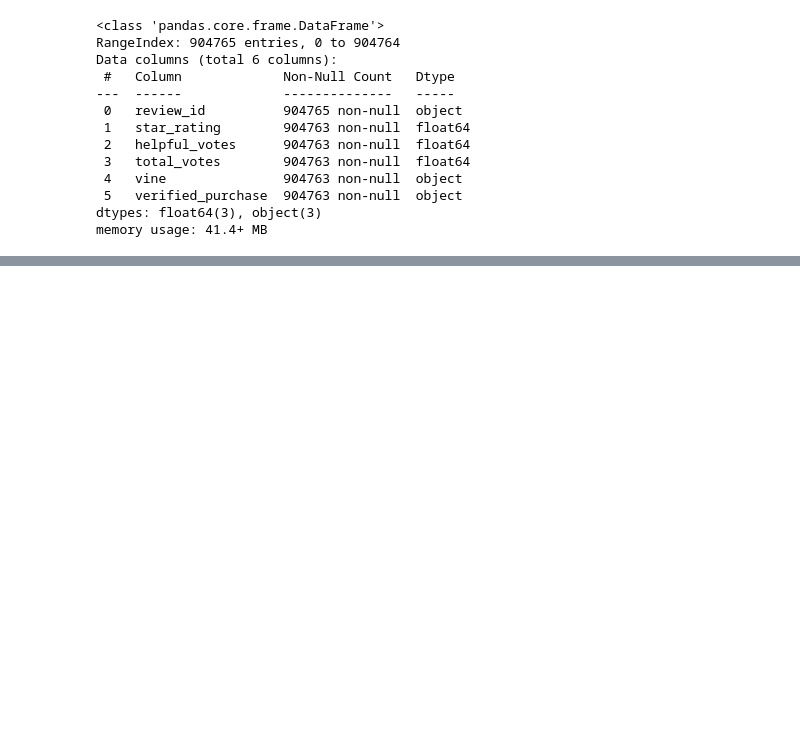
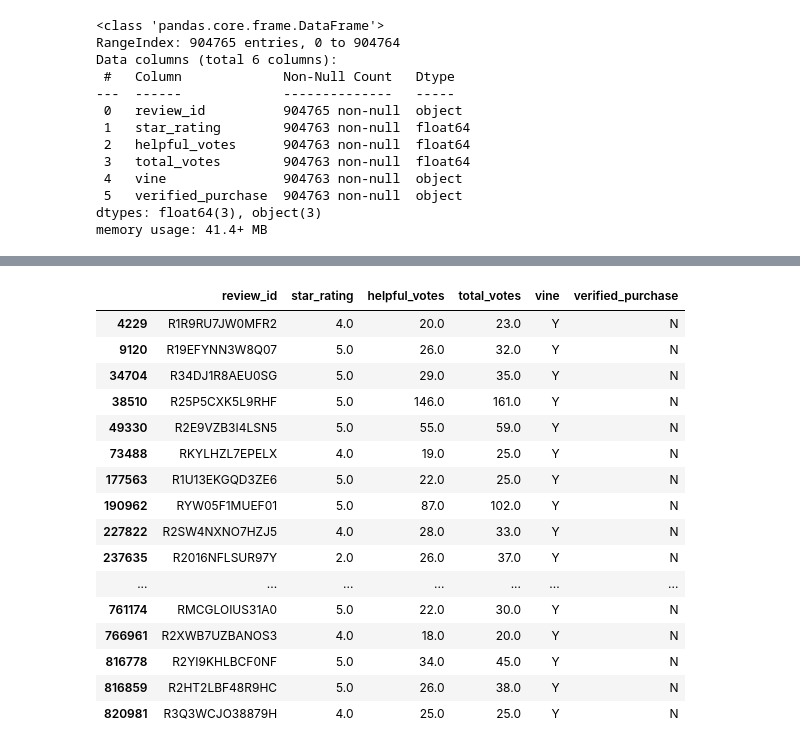
Before and after one commit to titogithub123/Amazon_Vine_Analysis, a Jupyter notebook: Vine_Review_Analysis.ipynb, the cells around one changed output, grey strips where cells are left out. Cells and saved outputs as stored; diff of their text form; code cells hidden in the pictures; blank space fills up the shorter version.

Commit message:
update vine review

```diff
--- a/Vine_Review_Analysis.ipynb
+++ b/Vine_Review_Analysis.ipynb
@@ -39,0 +60,6 @@ memory usage: 41.4+ MB
+# %%
+# 1) Filter the data and create a new DataFrame or table to retrieve all the rows where the
+# total_votes count is equal to or greater than 20 to pick reviews that are more likely to be
+# helpful and to avoid having division by zero errors later on.
+total_votes_df = vine_table_df.loc[vine_table_df["total_votes"]>=20]
+total_votes_df
@@ -39,0 +95,6 @@ memory usage: 41.4+ MB
+# %%
+# 2) Filter the new DataFrame or table created in Step 1 and create a new DataFrame or table
+# to retrieve all the rows where the number of helpful_votes divided by total_votes is equal
+# to or greater than 50%
+total_votes_50_percent = total_votes_df.loc[(total_votes_df["helpful_votes"] / total_votes_df["total_votes"]) >= 0.50]
+total_votes_50_percent
@@ -39,0 +115,24 @@ memory usage: 41.4+ MB
+# %%
+# 3) Filter the DataFrame or table created in Step 2, and create a new DataFrame or table that
+# retrieves all the rows where a review was written as part of the Vine program (paid),
+# vine == 'Y'.
+vine_program_yes_df = total_votes_50_percent.loc[total_votes_50_percent["vine"] == 'Y']
+vine_program_yes_df
+# %% [output]
+|  | review_id | star_rating | helpful_votes | total_votes | vine | verified_purchase |
+| 4229 | R1R9RU7JW0MFR2 | 4.0 | 20.0 | 23.0 | Y | N |
+| 9120 | R19EFYNN3W8Q07 | 5.0 | 26.0 | 32.0 | Y | N |
+| 34704 | R34DJ1R8AEU0SG | 5.0 | 29.0 | 35.0 | Y | N |
+| 38510 | R25P5CXK5L9RHF | 5.0 | 146.0 | 161.0 | Y | N |
+| 49330 | R2E9VZB3I4LSN5 | 5.0 | 55.0 | 59.0 | Y | N |
+| 73488 | RKYLHZL7EPELX | 4.0 | 19.0 | 25.0 | Y | N |
+| 177563 | R1U13EKGQD3ZE6 | 5.0 | 22.0 | 25.0 | Y | N |
+| 190962 | RYW05F1MUEF01 | 5.0 | 87.0 | 102.0 | Y | N |
+| 227822 | R2SW4NXNO7HZJ5 | 4.0 | 28.0 | 33.0 | Y | N |
+| 237635 | R2016NFLSUR97Y | 2.0 | 26.0 | 37.0 | Y | N |
+| ... | ... | ... | ... | ... | ... | ... |
+| 761174 | RMCGLOIUS31A0 | 5.0 | 22.0 | 30.0 | Y | N |
+| 766961 | R2XWB7UZBANOS3 | 4.0 | 18.0 | 20.0 | Y | N |
+| 816778 | R2YI9KHLBCF0NF | 5.0 | 34.0 | 45.0 | Y | N |
+| 816859 | R2HT2LBF48R9HC | 5.0 | 26.0 | 38.0 | Y | N |
+| 820981 | R3Q3WCJO38879H | 4.0 | 25.0 | 25.0 | Y | N |
```
Also changed, not shown: parts of 13 cells of this notebook.
